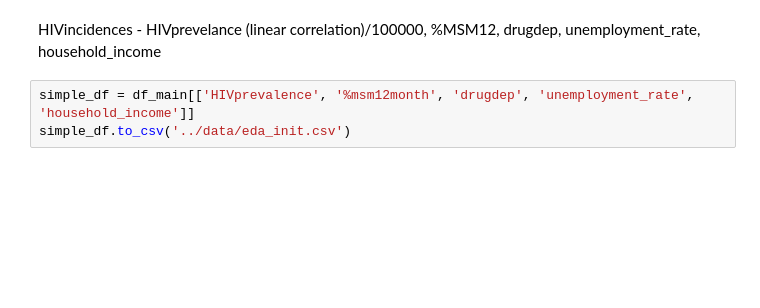
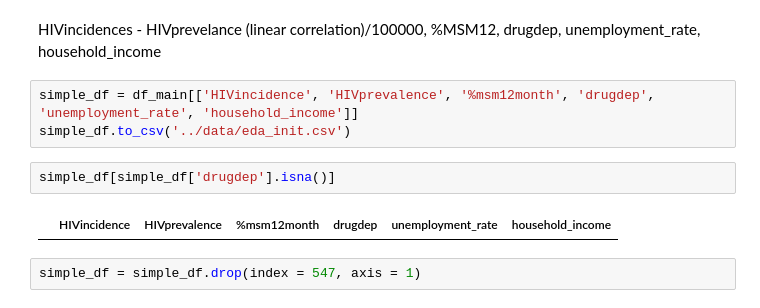
Before and after one commit to Cynz300/forecasting-hiv-incidences-private, a Jupyter notebook: notebooks/merge_data.ipynb, the cells around one changed output. Saved outputs shown, nothing was run; the diff lists cells and outputs as text; blank space fills up the shorter version.

```diff
--- a/notebooks/merge_data.ipynb
+++ b/notebooks/merge_data.ipynb
@@ -329,5 +329,11 @@ df_main.iloc[:5,:16]
 # %% [markdown]
 HIVincidences - HIVprevelance (linear correlation)/100000, %MSM12, drugdep, unemployment_rate, household_income
 # %%
-simple_df = df_main[['HIVprevalence', '%msm12month', 'drugdep', 'unemployment_rate', 'household_income']]
+simple_df = df_main[['HIVincidence', 'HIVprevalence', '%msm12month', 'drugdep', 'unemployment_rate', 'household_income']]
 simple_df.to_csv('../data/eda_init.csv')
+# %%
+simple_df[simple_df['drugdep'].isna()]
+# %% [output]
+|  | HIVincidence | HIVprevalence | %msm12month | drugdep | unemployment_rate | household_income |
+# %%
+simple_df = simple_df.drop(index = 547, axis = 1)
```
Also changed, not shown: parts of 8 cells of this notebook, 1 other file.
